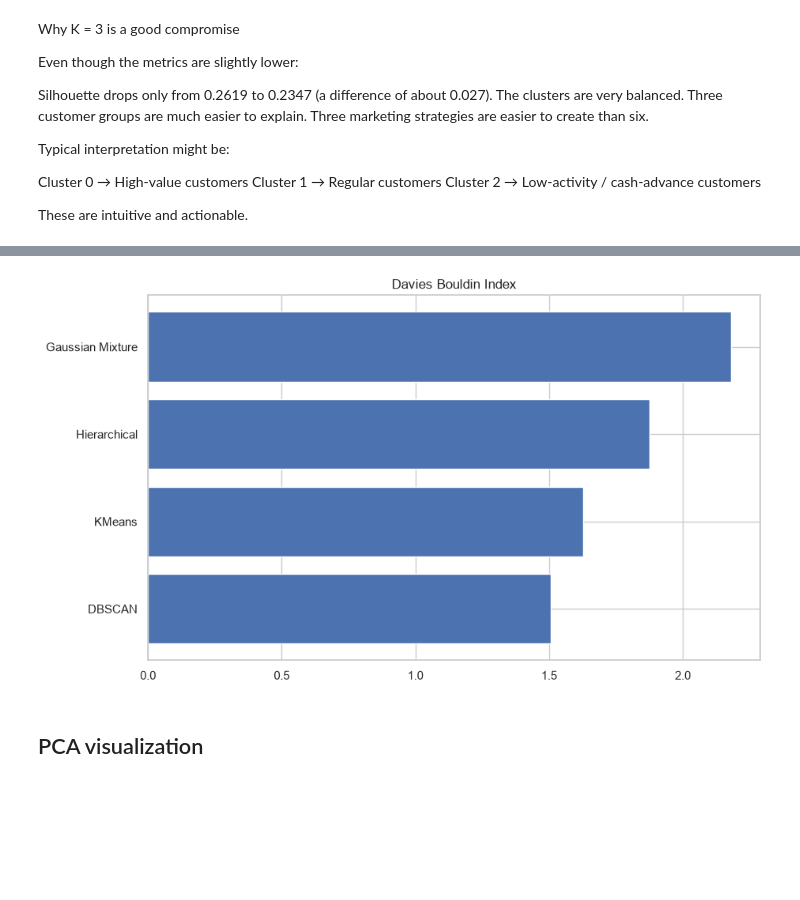
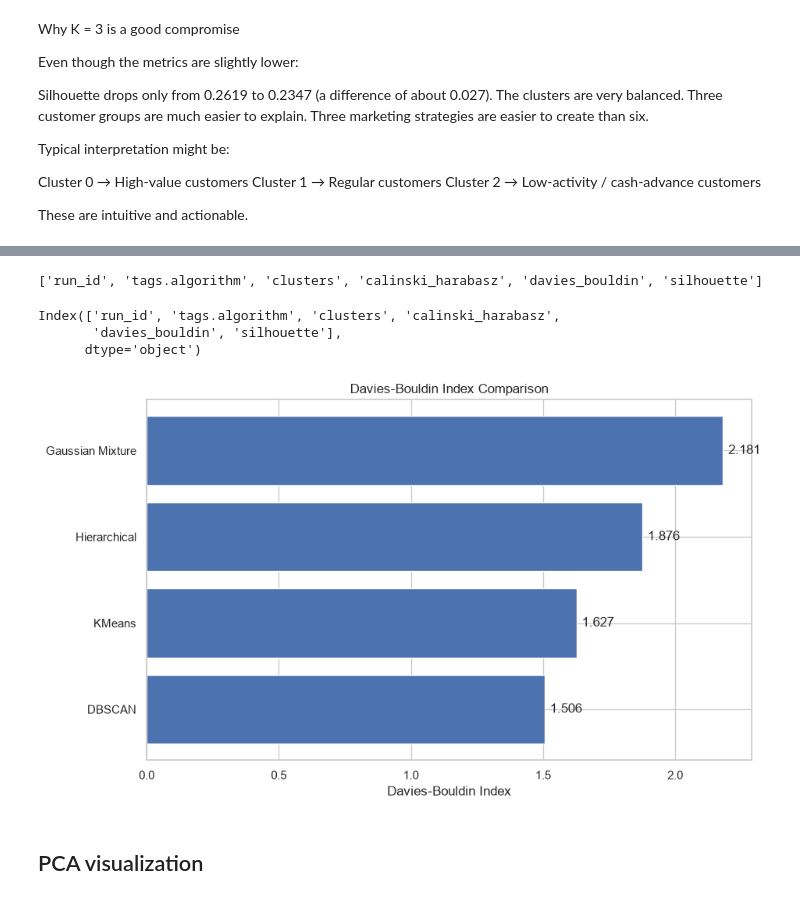
Before and after one commit to geethawilliam-ds/Credit-Card-Customer-Segmentation, a Jupyter notebook: preprocessing.ipynb, the cells around one changed output, grey strips where cells are left out. Saved outputs shown, nothing was run; the diff lists cells and outputs as text; code cells hidden in the pictures; blank space fills up the shorter version.

```diff
--- a/preprocessing.ipynb
+++ b/preprocessing.ipynb
@@ -729,0 +936,8 @@ comparison
+# %%
+metric_cols = [c for c in runs_df.columns if c.startswith("metrics.")]
+
+comparison = runs_df[
+    ["run_id", "tags.algorithm"] + metric_cols
+].copy()
+
+comparison
@@ -743,20 +974,20 @@ comparison
 # %%
-fig,ax=plt.subplots(figsize=(10,6))
+fig, ax = plt.subplots(figsize=(10, 6))
 
-ordered=comparison.sort_values(
-    "Silhouette"
+ordered = comparison.sort_values(
+    "silhouette"
 )
 
 ax.barh(
-    ordered.index,
-    ordered["Silhouette"]
+    ordered["tags.algorithm"],
+    ordered["silhouette"]
 )
 
 ax.set_title("Clustering Algorithm Comparison")
 
-for i,v in enumerate(ordered["Silhouette"]):
+for i, v in enumerate(ordered["silhouette"]):
+    ax.text(v + 0.005, i, f"{v:.3f}", va="center")
 
-    ax.text(v+0.01,i,f"{v:.3f}")
-
+plt.xlabel("Silhouette Score")
 plt.show()
 # %% [output]
@@ -764,20 +995,35 @@ plt.show()
+# %%
+print(comparison.columns.tolist())
+# %% [output]
+['run_id', 'tags.algorithm', 'clusters', 'calinski_harabasz', 'davies_bouldin', 'silhouette']
+# %%
+comparison.columns
+# %% [output]
+Index(['run_id', 'tags.algorithm', 'clusters', 'calinski_harabasz',
+       'davies_bouldin', 'silhouette'],
+      dtype='object')
 # %%
-fig,ax=plt.subplots(figsize=(10,6))
+fig, ax = plt.subplots(figsize=(10, 6))
 
-ordered=comparison.sort_values(
-    "Davies-Bouldin"
+ordered = comparison.sort_values(
+    "davies_bouldin",
+    ascending=True
 )
 
 ax.barh(
-    ordered.index,
-    ordered["Davies-Bouldin"]
+    ordered["tags.algorithm"],
+    ordered["davies_bouldin"]
 )
 
-ax.set_title("Davies Bouldin Index")
+ax.set_title("Davies-Bouldin Index Comparison")
+ax.set_xlabel("Davies-Bouldin Index")
+
+for i, v in enumerate(ordered["davies_bouldin"]):
+    ax.text(v + 0.02, i, f"{v:.3f}", va="center")
 
 plt.show()
 # %% [output]
-[figure, old version]
+[figure, new version]
 # %% [markdown]
 ## PCA visualization
 # %%
```
Also changed, not shown: parts of 18 cells of this notebook, 29 other files.
